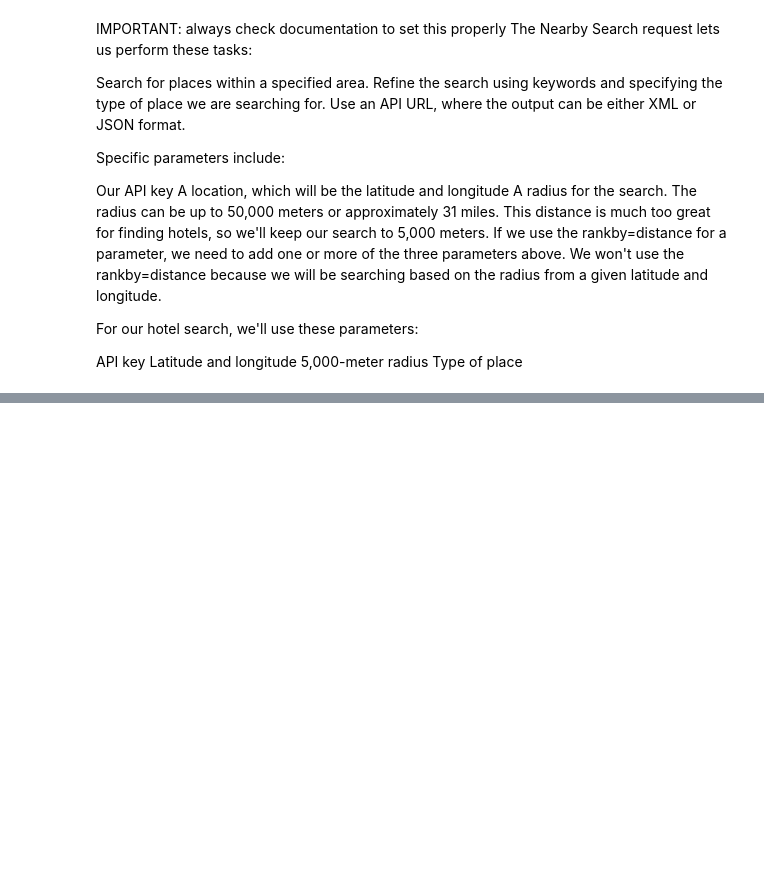
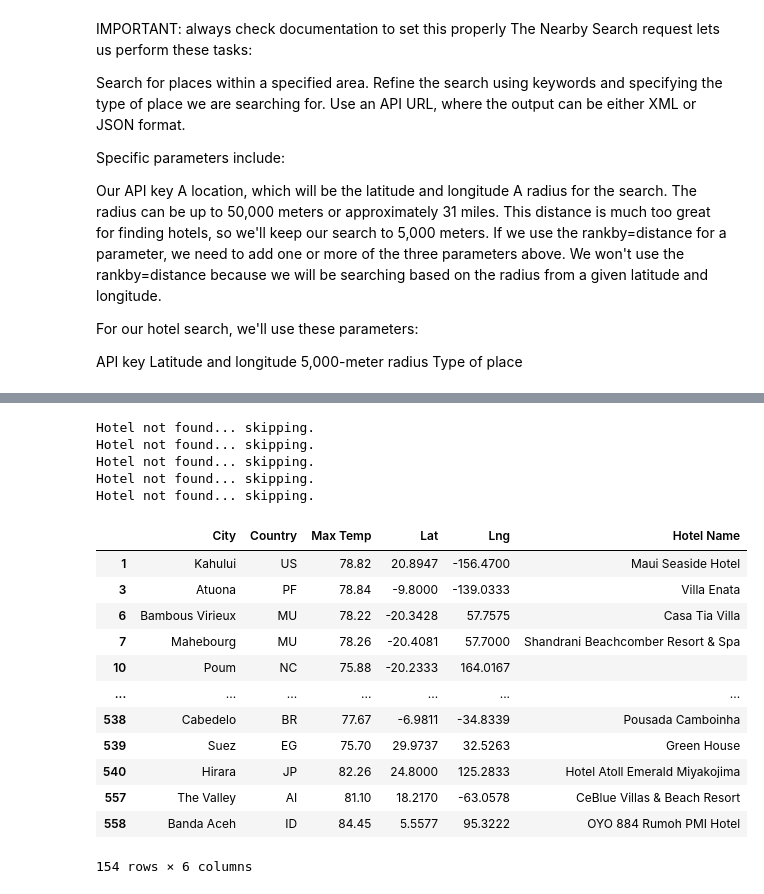
Before and after one commit to Levreka/World_Weather_Analysis, a Jupyter notebook: VacationPy.ipynb, the cells around one changed output, grey strips where cells are left out. Drawn from its saved outputs; the diff is of its cells as text; code cells hidden in the pictures; blank space fills up the shorter version.

```diff
--- a/VacationPy.ipynb
+++ b/VacationPy.ipynb
@@ -271,0 +272,41 @@ Recall that when trying to parse the data from an API request, we need to use a
+# %%
+# Iterate through the DataFrame.
+for index, row in hotel_df.iterrows():
+    # Get the latitude and longitude.
+    lat = row["Lat"]
+    lng = row["Lng"]
+
+    # Add the latitude and longitude to location key for the params dictionary.
+    params["location"] = f"{lat},{lng}"
+
+    # Use the search term: "lodging" and our latitude and longitude.
+    base_url = "https://maps.googleapis.com/maps/api/place/nearbysearch/json"
+    # Make request and get the JSON data from the search.
+    hotels = requests.get(base_url, params=params).json()
+    # Grab the first hotel from the results and store the name.
+    try:
+        hotel_df.loc[index, "Hotel Name"] = hotels["results"][0]["name"]
+    except (IndexError):
+        print("Hotel not found... skipping.")
+# %% [output]
+Hotel not found... skipping.
+Hotel not found... skipping.
+Hotel not found... skipping.
+Hotel not found... skipping.
+Hotel not found... skipping.
+# %%
+hotel_df
+# %% [output]
+|  | City | Country | Max Temp | Lat | Lng | Hotel Name |
+| 1 | Kahului | US | 78.82 | 20.8947 | -156.4700 | Maui Seaside Hotel |
+| 3 | Atuona | PF | 78.84 | -9.8000 | -139.0333 | Villa Enata |
+| 6 | Bambous Virieux | MU | 78.22 | -20.3428 | 57.7575 | Casa Tia Villa |
+| 7 | Mahebourg | MU | 78.26 | -20.4081 | 57.7000 | Shandrani Beachcomber Resort & Spa |
+| 10 | Poum | NC | 75.88 | -20.2333 | 164.0167 |  |
+| ... | ... | ... | ... | ... | ... | ... |
+| 538 | Cabedelo | BR | 77.67 | -6.9811 | -34.8339 | Pousada Camboinha |
+| 539 | Suez | EG | 75.70 | 29.9737 | 32.5263 | Green House |
+| 540 | Hirara | JP | 82.26 | 24.8000 | 125.2833 | Hotel Atoll Emerald Miyakojima |
+| 557 | The Valley | AI | 81.10 | 18.2170 | -63.0578 | CeBlue Villas & Beach Resort |
+| 558 | Banda Aceh | ID | 84.45 | 5.5577 | 95.3222 | OYO 884 Rumoh PMI Hotel |
+154 rows × 6 columns
```
Also changed, not shown: parts of 12 cells of this notebook, 1 other file.
